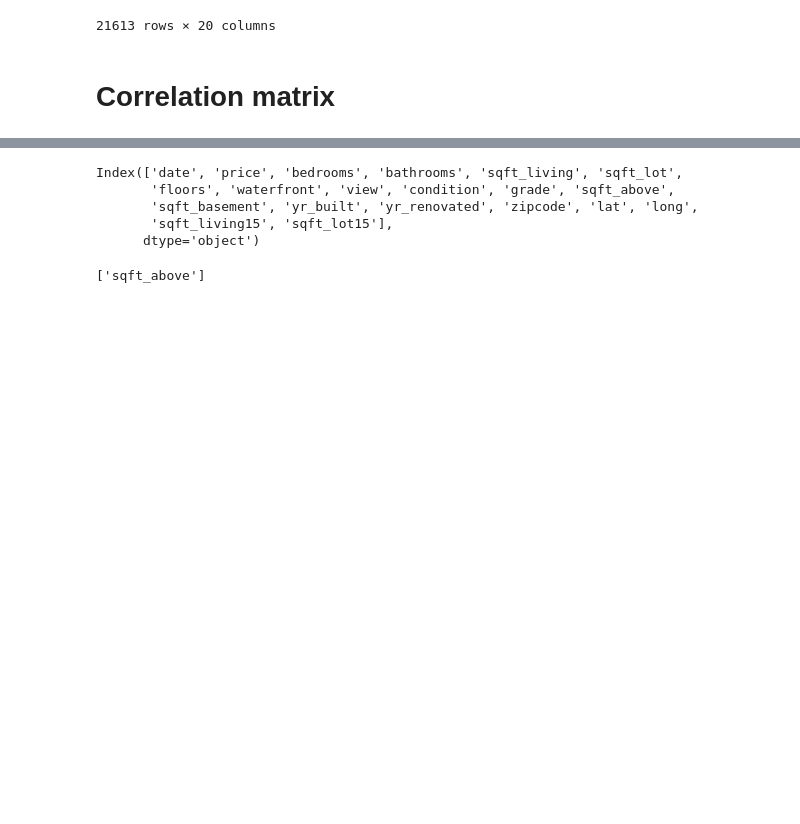
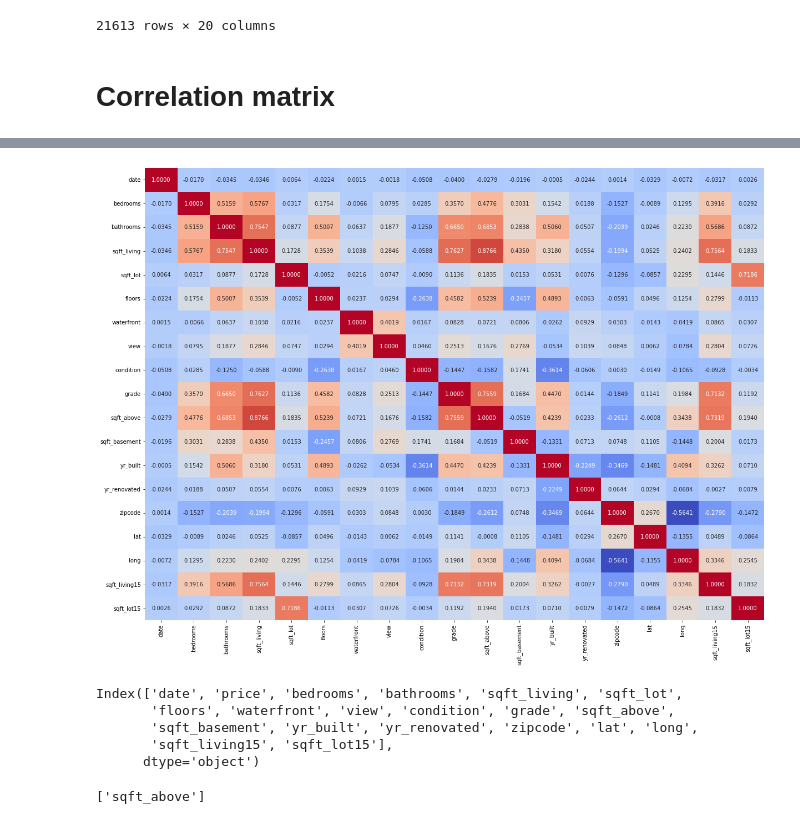
Before and after one commit to Vishal613/House-Price-Prediction, a Jupyter notebook: Models/Lasso_Regression.ipynb, the cells around one changed output, grey strips where cells are left out. Drawn from its saved outputs; the diff is of its cells as text; code cells hidden in the pictures; blank space fills up the shorter version.

Commit message:
Added correlation plot

```diff
--- a/Models/Lasso_Regression.ipynb
+++ b/Models/Lasso_Regression.ipynb
@@ -101,6 +103,14 @@ corr.style.background_gradient(cmap='coolwarm')
 | long | -0.007205 | 0.129473 | 0.223042 | 0.240223 | 0.229521 | 0.125419 | -0.041910 | -0.078400 | -0.106500 | 0.198372 | ... |
 | sqft_living15 | -0.031653 | 0.391638 | 0.568634 | 0.756420 | 0.144608 | 0.279885 | 0.086463 | 0.280439 | -0.092824 | 0.713202 | ... |
 | sqft_lot15 | 0.002643 | 0.029244 | 0.087175 | 0.183286 | 0.718557 | -0.011269 | 0.030703 | 0.072575 | -0.003406 | 0.119248 | ... |
+# %%
+fig, ax = plt.subplots(figsize = (20, 15))
+sns.heatmap(df.loc[:, df.columns != 'price'].corr(), annot=True, fmt='.4f',
+            cmap=plt.get_cmap('coolwarm'), cbar=False, ax=ax)
+ax.set_yticklabels(ax.get_yticklabels(), rotation="horizontal")
+plt.savefig('result.png', bbox_inches='tight', pad_inches=0.0)
+# %% [output]
+[figure, added]
 # %%
 df.columns
 # %% [output]
```
Also changed, not shown: parts of 1 cell of this notebook, 1 other file.
